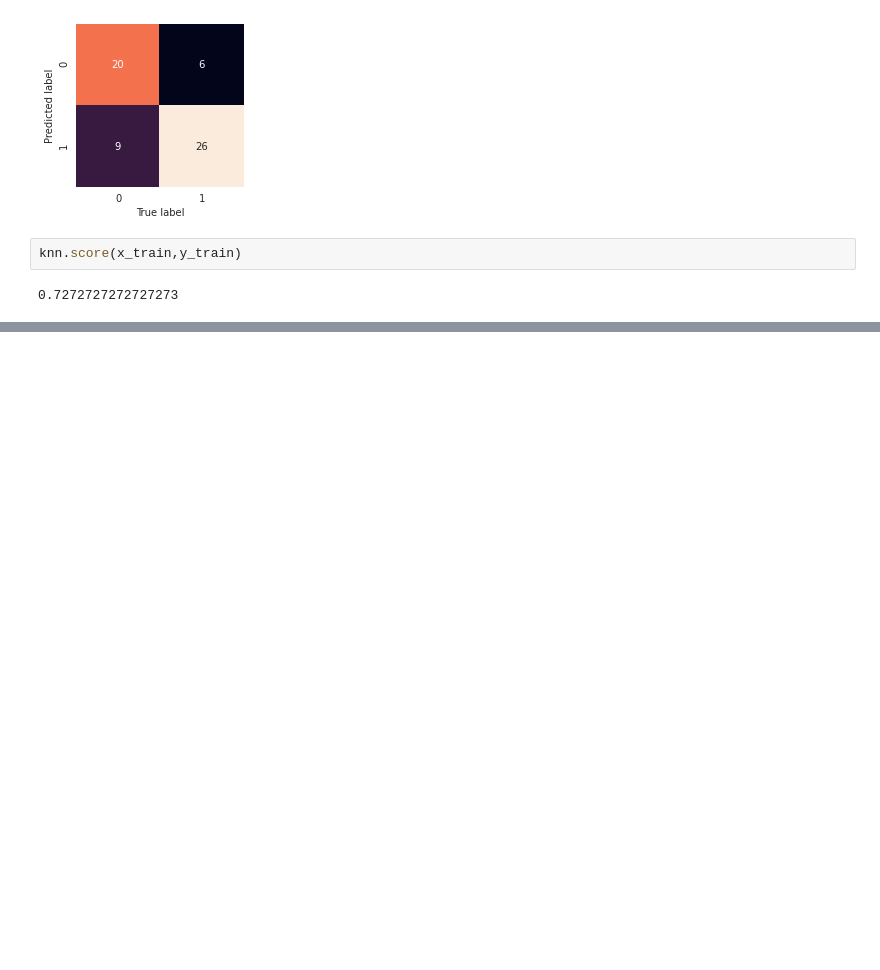
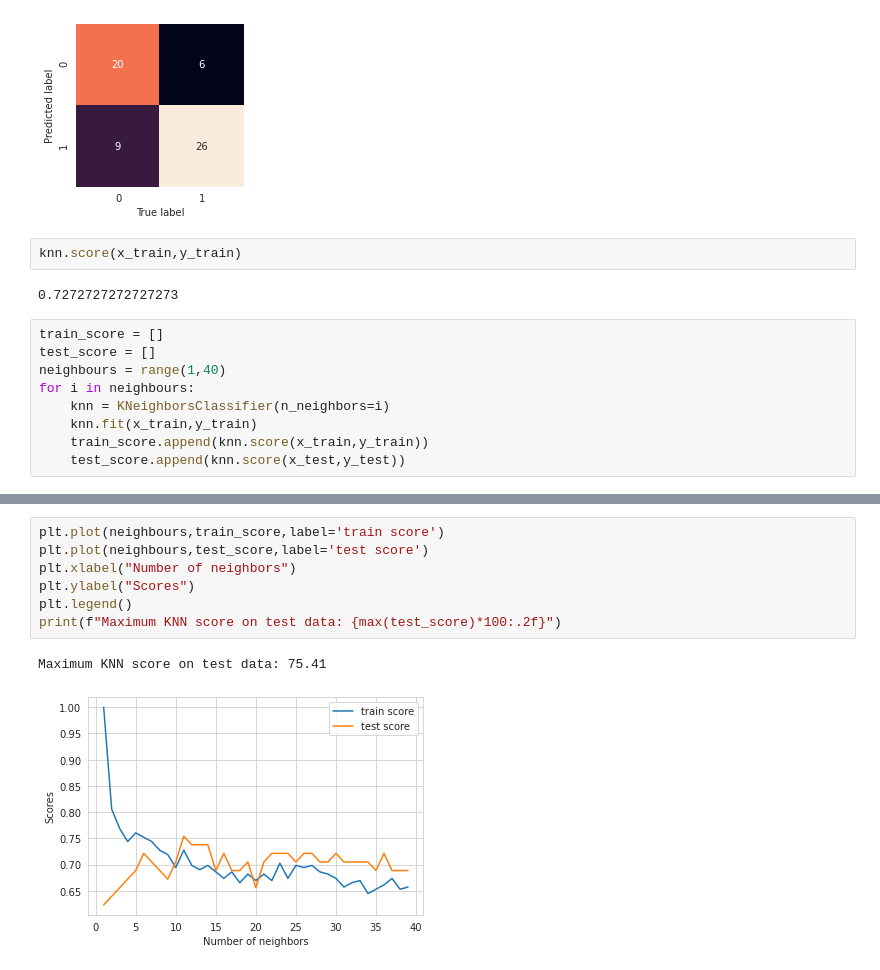
Before and after one commit to Shaheer-Imam/Data-Science, a Jupyter notebook: KNN/Heart Disease KNN.ipynb, the cells around one changed output, grey strips where cells are left out. Saved outputs shown, nothing was run; the diff lists cells and outputs as text; blank space fills up the shorter version.

```diff
--- a/KNN/Heart Disease KNN.ipynb
+++ b/KNN/Heart Disease KNN.ipynb
@@ -328,3 +328,12 @@ plot_confusion_matrix(preds,y_test)
 knn.score(x_train,y_train)
 # %% [output]
 0.7272727272727273
+# %%
+train_score = []
+test_score = []
+neighbours = range(1,40)
+for i in neighbours:
+    knn = KNeighborsClassifier(n_neighbors=i)
+    knn.fit(x_train,y_train)
+    train_score.append(knn.score(x_train,y_train))
+    test_score.append(knn.score(x_test,y_test))
@@ -330,0 +360,10 @@ knn.score(x_train,y_train)
+# %%
+plt.plot(neighbours,train_score,label='train score')
+plt.plot(neighbours,test_score,label='test score')
+plt.xlabel("Number of neighbors")
+plt.ylabel("Scores")
+plt.legend()
+print(f"Maximum KNN score on test data: {max(test_score)*100:.2f}")
+# %% [output]
+Maximum KNN score on test data: 75.41
+[figure, added]
```
Also changed, not shown: parts of 7 cells of this notebook.
